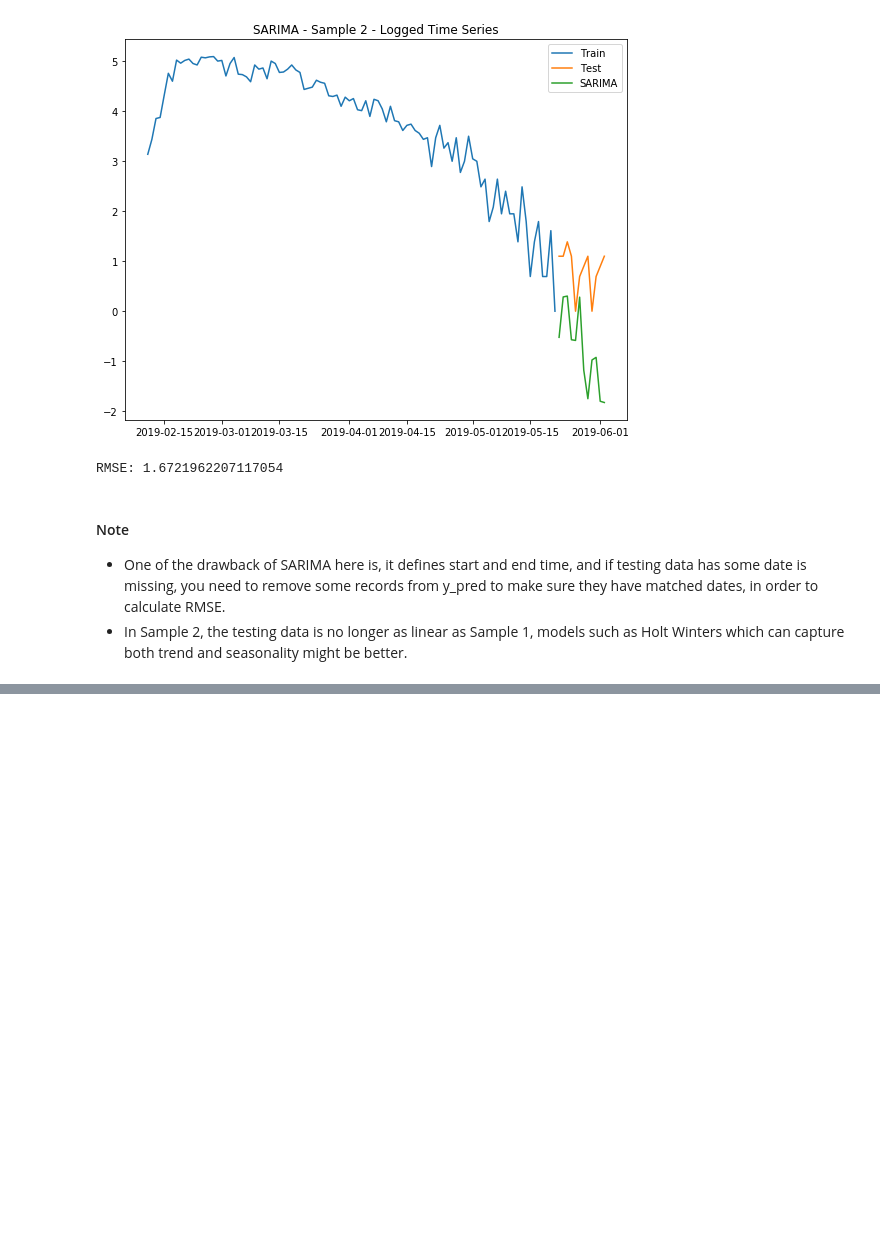
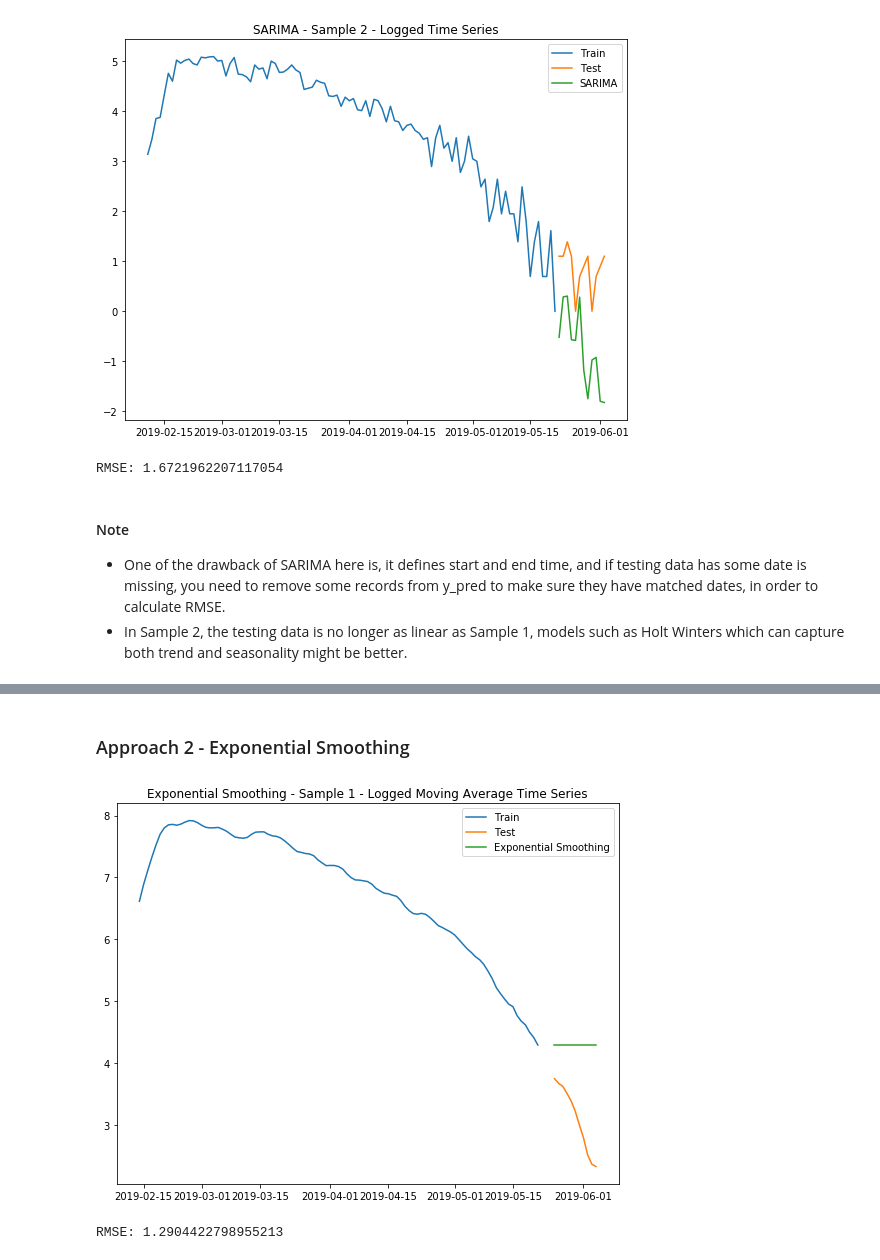
Before and after one commit to hanhanwu/Hanhan_Break_the_Limits, a Jupyter notebook: Bank_Fantasy/Golden_Bridge/forecast_experiemnts.ipynb, the cells around one changed output, grey strips where cells are left out. Saved outputs shown, nothing was run; the diff lists cells and outputs as text; code cells hidden in the pictures; blank space fills up the shorter version.

```diff
--- a/Bank_Fantasy/Golden_Bridge/forecast_experiemnts.ipynb
+++ b/Bank_Fantasy/Golden_Bridge/forecast_experiemnts.ipynb
@@ -505,0 +530,24 @@ RMSE: 1.6721962207117054
+# %% [markdown]
+### Approach 2 - Exponential Smoothing
+# %%
+title = 'Exponential Smoothing'
+
+train = ts_moving_avg_train1.copy()
+test = ts_moving_avg_test1.copy()
+
+model_fit = SimpleExpSmoothing(np.array(train)).fit(smoothing_level=0.99,optimized=False)
+y_pred = model_fit.forecast(len(test))
+
+plt.figure(figsize=(9,7))
+plt.plot(train.index, train, label='Train')
+plt.plot(test.index, test, label='Test')
+plt.plot(test.index, y_pred, label=title)
+plt.legend(loc='best')
+plt.title(title + " - Sample 1 - Logged Moving Average Time Series")
+plt.show()
+
+rmse = sqrt(mean_squared_error(test, y_pred))
+print('RMSE:', rmse)
+# %% [output]
+[figure, added]
+RMSE: 1.2904422798955213
```
Also changed, not shown: parts of 19 cells of this notebook.
